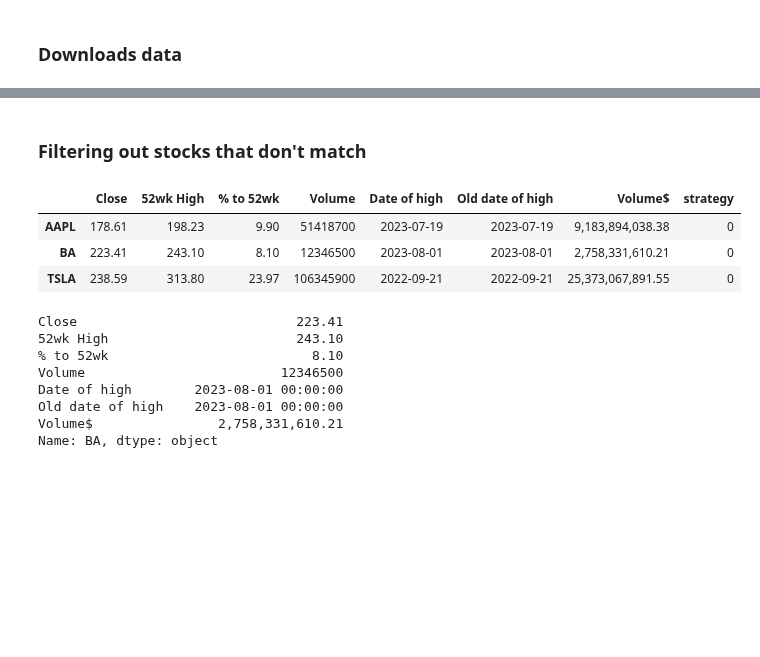
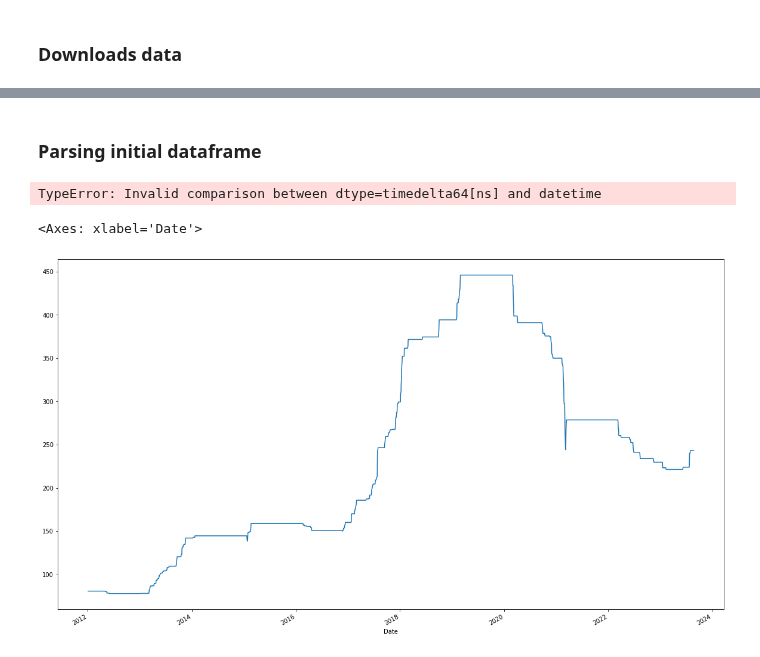
Before and after one commit to Idanq1/Stocks-Strategies, a Jupyter notebook: 52 week/Back testing.ipynb, the cells around one changed output, grey strips where cells are left out. Saved outputs shown, nothing was run; the diff lists cells and outputs as text; code cells hidden in the pictures; blank space fills up the shorter version.

```diff
--- a/52 week/Back testing.ipynb
+++ b/52 week/Back testing.ipynb
@@ -31,7 +31,7 @@ def get_data(tickers_list):
 # %%
 s = time.time()
 # data = get_data(get_all_tickers())
-data = get_data(["BA", "TSLA", "AAPL"])
+data = get_data("BA")
 data_cop = data.copy()
 print(time.time() - s)
 # %% [output]
@@ -55,23 +42,45 @@ def parse_df(df, old_high=2, high_by="High"):
 # %% [markdown]
-### Filtering out stocks that don't match
+### Parsing initial dataframe
-# %%
-parsed = parse_df(data_cop)
-parsed
-# %% [output]
-|  | Close | 52wk High | % to 52wk | Volume | Date of high | Old date of high | Volume$ | strategy |
-| AAPL | 178.61 | 198.23 | 9.90 | 51418700 | 2023-07-19 | 2023-07-19 | 9,183,894,038.38 | 0 |
-| BA | 223.41 | 243.10 | 8.10 | 12346500 | 2023-08-01 | 2023-08-01 | 2,758,331,610.21 | 0 |
-| TSLA | 238.59 | 313.80 | 23.97 | 106345900 | 2022-09-21 | 2022-09-21 | 25,373,067,891.55 | 0 |
 # %%
-parsed.loc["BA"]
+def parse_data(data):
+    df = data.copy()
+    df.drop(columns=["Low", "Open", "Adj Close"], inplace=True)
+    window_size = 252
+    df["High52"] = df["High"].rolling(window_size).max()
+    df["doh"] = np.datetime64("1700-01-01")
+    df["Strategy"] = 0
+    df["pos"] = np.nan  # Piece of shit, or position
+    # Iterate through the DataFrame to find the dates of break (dob)
+    for i in range(window_size, len(df)):
+        if df['High52'][i] != df['High52'][i-1]:
+            df.loc[df.index[i], 'doh'] = df.index[i]
+        else:
+            df.loc[df.index[i], 'doh'] = df["doh"][i-1]
+    return df
-# %% [output]
-Close                            223.41
-52wk High                        243.10
-% to 52wk                          8.10
-Volume                         12346500
-Date of high        2023-08-01 00:00:00
-Old date of high    2023-08-01 00:00:00
-Volume$                2,758,331,610.21
-Name: BA, dtype: object
 # %%
-def buy_signal
+def strategy(parsed_data):
+    df = parsed_data.copy()
+
+    time_thresh1 = datetime.now() - timedelta(days=75)  # Hit the high between 120 and 200 days ago (3 - 7 months)
+    time_thresh2 = datetime.now() - timedelta(days=200)
+
+    # Buy signal
+    buy_cond = df["High"] > df["High52"].shift()
+    buy_cond2 = (df.index - df["doh"] < time_thresh2)
+    df.loc[buy_cond, "Strategy"] = 1
+
+    # Sell cond- sell after 3 days, just for testing because I don't know yet how I should do it
+    sell_cond = df["Strategy"].shift(3) == 1
+    df.loc[sell_cond, "Strategy"] = -1
+
+    # Position
+    df.loc[df['Strategy'] == 1, 'pos'] = 1
+    df.loc[df['Strategy'] == -1, 'pos'] = 0
+    df['pos'] = df['pos'].replace(to_replace=np.nan, method='ffill')
+
+    return df
+
+
+df = strategy(parse_data(data_cop))
+# %% [output]
+TypeError: Invalid comparison between dtype=timedelta64[ns] and datetime
@@ -77,0 +89,5 @@ def buy_signal
+# %%
+df['2012-01-01':'2023-12-31']["High52"].plot(figsize=(20,12))
+# %% [output]
+<Axes: xlabel='Date'>
+[figure, added]
```
Also changed, not shown: parts of 10 cells of this notebook, 2 other files.
